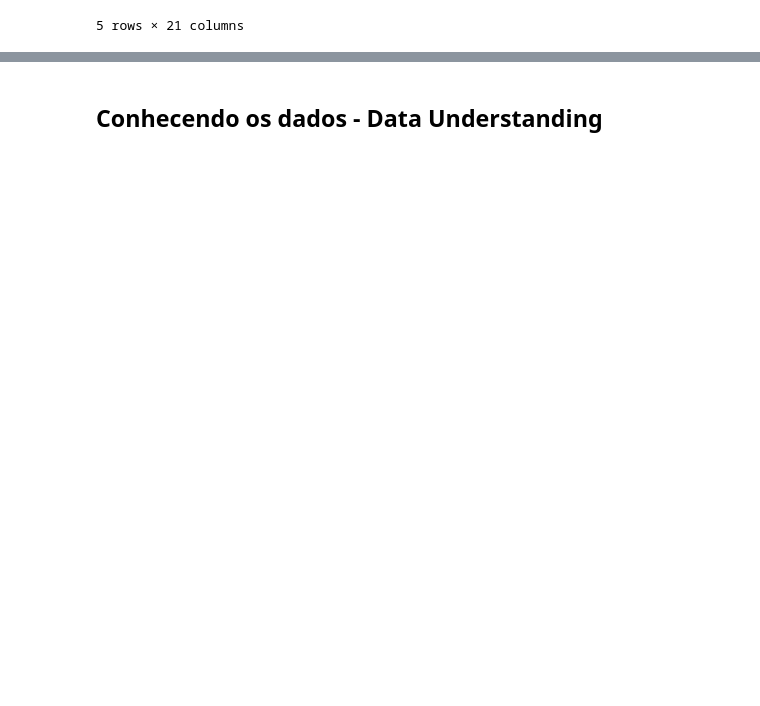
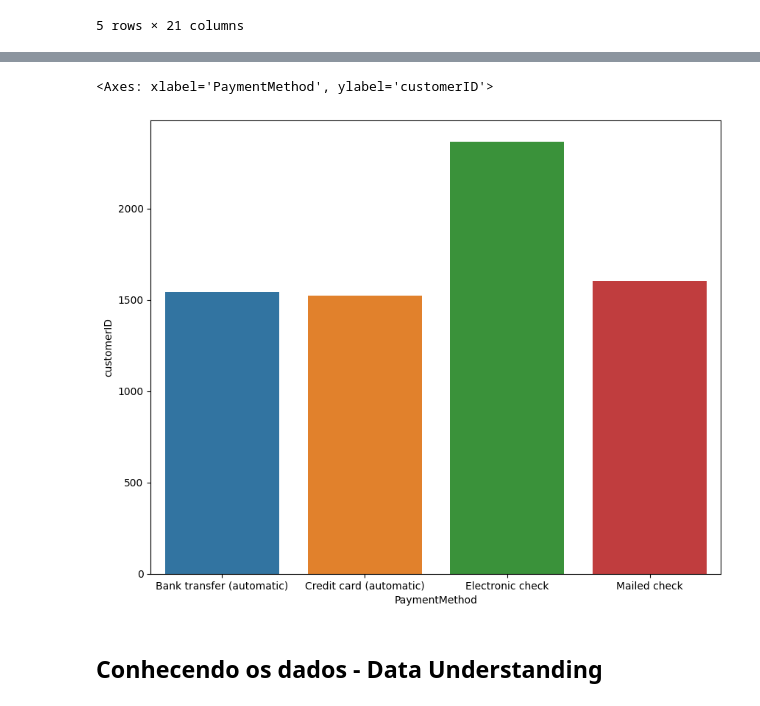
Before and after one commit to GTBelini22/Case_Classsificacao, a Jupyter notebook: Case_Classificação.ipynb, the cells around one changed output, grey strips where cells are left out. Cells and saved outputs as stored; diff of their text form; code cells hidden in the pictures; blank space fills up the shorter version.

```diff
--- a/Case_Classificação.ipynb
+++ b/Case_Classificação.ipynb
@@ -29,0 +43,3 @@ churn.head()
+# %%
+churn_payment = churn.groupby('PaymentMethod')['customerID'].count().reset_index()
+churn_payment
@@ -30,3 +52,10 @@ churn.head()
+# %%
+plt.figure(figsize=(10,8))
+sns.barplot(data=churn_payment, x='PaymentMethod', y='customerID')
+# Claramente vemos que o método mais usado de pagamento é o Electronic check
+# %% [output]
+<Axes: xlabel='PaymentMethod', ylabel='customerID'>
+[figure, added]
 # %% [markdown]
 ## Conhecendo os dados - Data Understanding
 # %%
```
Also changed, not shown: parts of 12 cells of this notebook.
